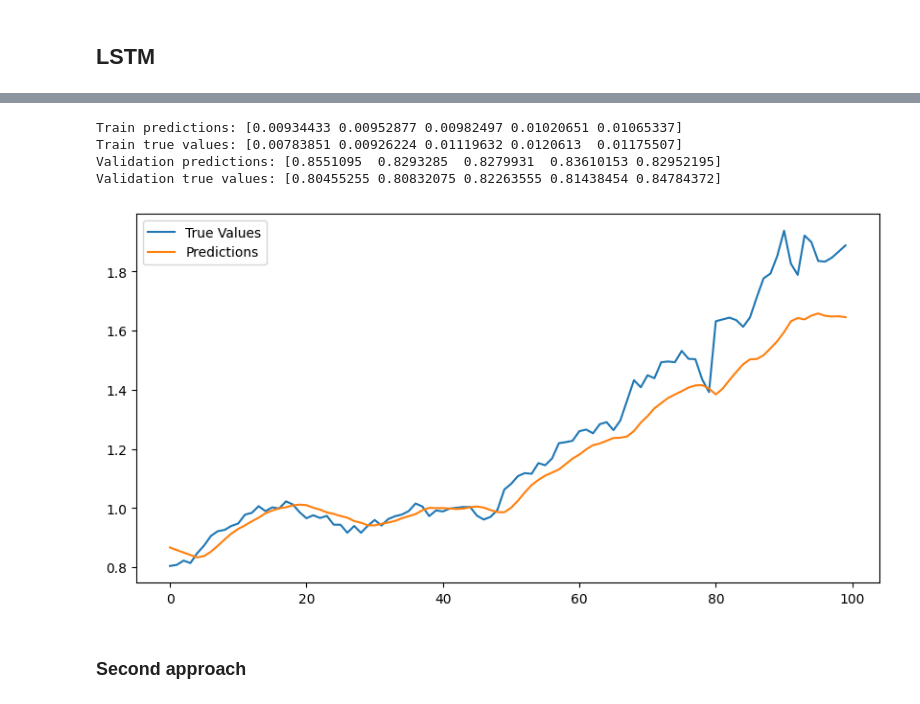
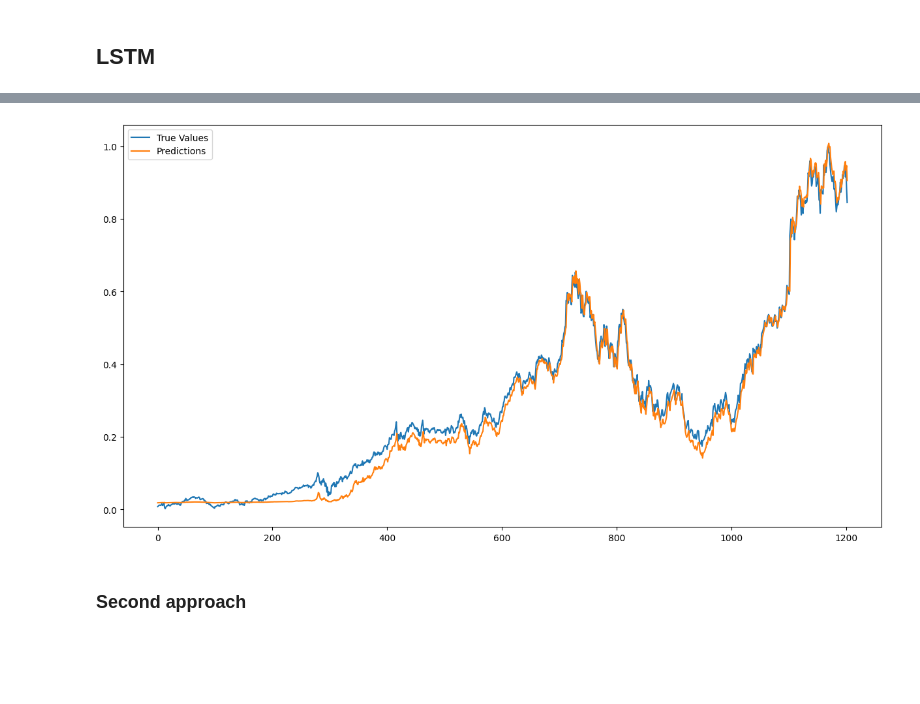
Before and after one commit to kakubicki/stock-forecast, a Jupyter notebook: stock_forecast.ipynb, the cells around one changed output, grey strips where cells are left out. Cells and saved outputs as stored; diff of their text form; code cells hidden in the pictures; blank space fills up the shorter version.

Commit message:
input shape fixed,

```diff
--- a/stock_forecast.ipynb
+++ b/stock_forecast.ipynb
@@ -287 +264,16 @@ train_df = tf.keras.preprocessing.timeseries_dataset_from_array(
+# %%
+seq_length = 5
+train_targets = train_df_test_scaled['close'].to_numpy()
+
+train_inputs = np.array([
+    train_targets[i:i + seq_length]
+    for i in range(len(train_targets) - seq_length)
+]).reshape(-1, seq_length, 1)
+
+train_targets_multi_step = np.array([
+    train_targets[i + seq_length]
+    for i in range(len(train_targets) - seq_length)
+]).reshape(-1, 1)
+
+train_df = tf.data.Dataset.from_tensor_slices((train_inputs, train_targets_multi_step)).batch(32)
 # %%
@@ -378,3 +331,18 @@ Target shape: (32, 5)
+# %%
+seq_length = 5
+val_targets = train_df_test_scaled['close'].to_numpy()
+
+val_inputs = np.array([
+    val_targets[i:i + seq_length]
+    for i in range(len(val_targets) - seq_length)
+]).reshape(-1, seq_length, 1)
+
+val_targets_multi_step = np.array([
+    val_targets[i + seq_length]
+    for i in range(len(val_targets) - seq_length)
+]).reshape(-1, 1)
+
+val_df = tf.data.Dataset.from_tensor_slices((val_inputs, val_targets_multi_step)).batch(32)
 # %%
 val_df
 # %% [output]
@@ -481,25 +404,15 @@ def make_predictions(model, dataset):
 
 train_preds, train_true = make_predictions(model, train_df)
 val_preds, val_true = make_predictions(model, val_df)
-# %%
-print("Train predictions:", train_preds[:5])
-print("Train true values:", train_true[:5])
-print("Validation predictions:", val_preds[:5])
-print("Validation true values:", val_true[:5])
-# %% [output]
-Train predictions: [0.00934433 0.00952877 0.00982497 0.01020651 0.01065337]
-Train true values: [0.00783851 0.00926224 0.01119632 0.0120613  0.01175507]
-Validation predictions: [0.8551095  0.8293285  0.8279931  0.83610153 0.82952195]
-Validation true values: [0.80455255 0.80832075 0.82263555 0.81438454 0.84784372]
 # %%
 import matplotlib.pyplot as plt
-plt.figure(figsize=(10, 5))
-plt.plot(val_true[:100], label="True Values")
-plt.plot(val_preds[:100], label="Predictions")
+plt.figure(figsize=(15, 8))
+plt.plot(val_true, label="True Values")
+plt.plot(val_preds, label="Predictions")
 plt.legend()
 plt.show()
 # %% [output]
-[figure, old version]
+[figure, new version]
 # %%
 
 model = Sequential([
```
Also changed, not shown: parts of 12 cells of this notebook.
